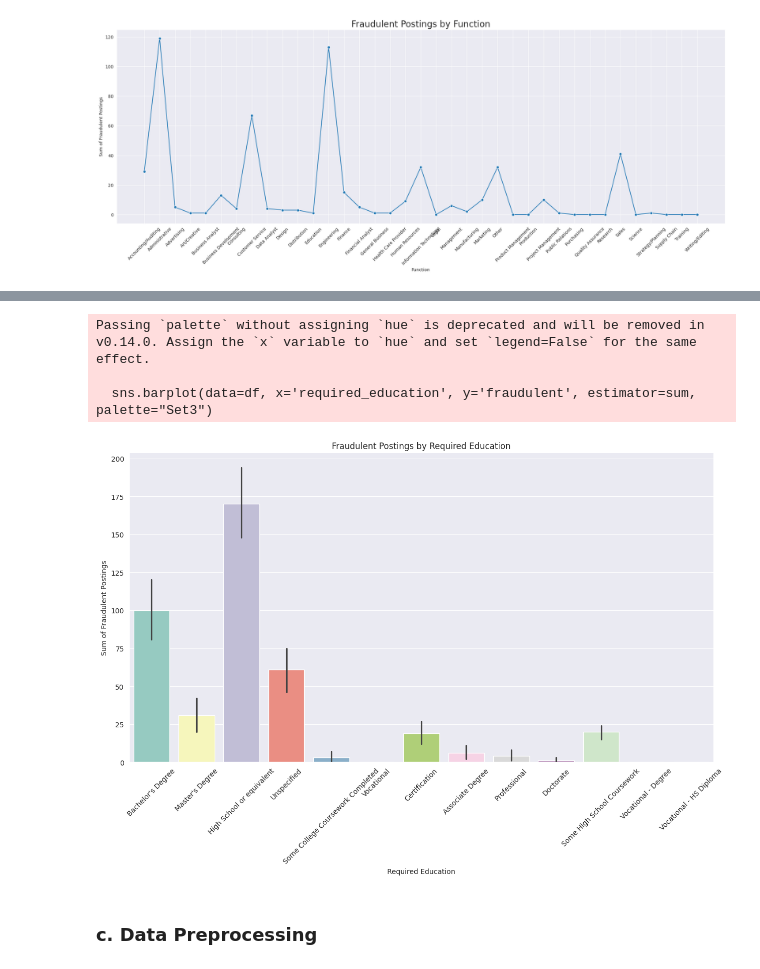
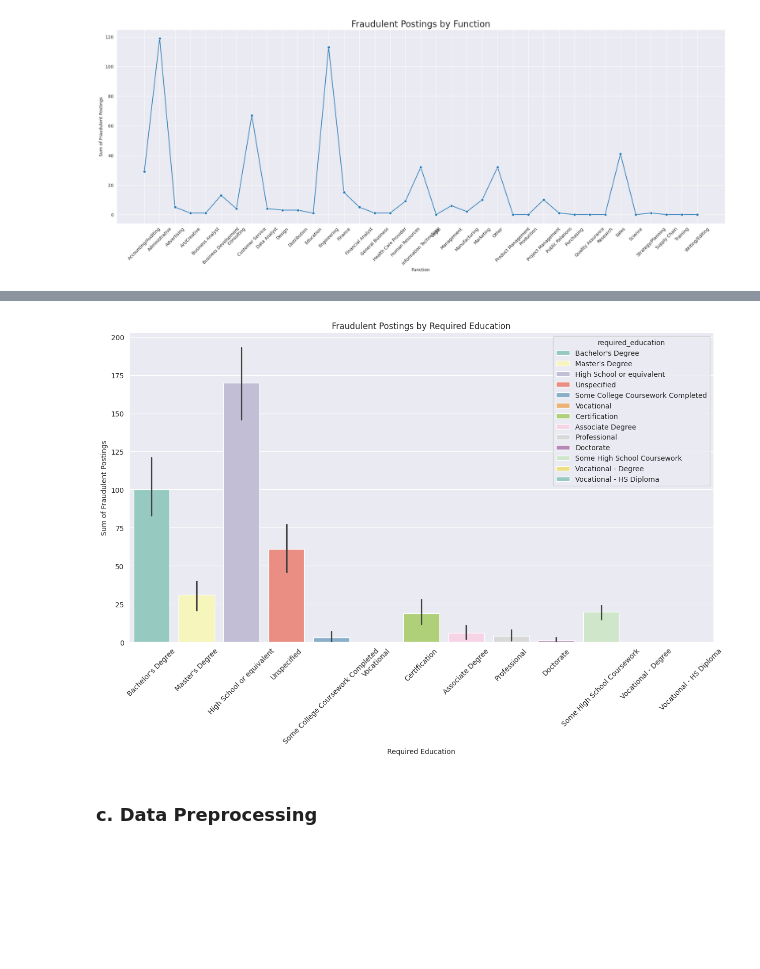
Before and after one commit to wisdom196473/Fraudulent-Job-Posting-Detection-MLOps, a Jupyter notebook: FinalProject.ipynb, the cells around one changed output, grey strips where cells are left out. Drawn from its saved outputs; the diff is of its cells as text; code cells hidden in the pictures; blank space fills up the shorter version.

```diff
--- a/FinalProject.ipynb
+++ b/FinalProject.ipynb
@@ -280,17 +270,14 @@ Passing `palette` without assigning `hue` is deprecated and will be removed in v
 # %%
 # Bar plot for required_education
 plt.figure(figsize=(15, 8))
-sns.barplot(data=df, x='required_education', y='fraudulent', estimator=sum, palette="Set3")
+sns.barplot(data=df, x='required_education', y='fraudulent', estimator=sum, hue='required_education', dodge=False, palette='Set3')
 plt.title('Fraudulent Postings by Required Education')
 plt.xlabel('Required Education')
 plt.ylabel('Sum of Fraudulent Postings')
-plt.xticks(rotation = 45)
+plt.xticks(rotation=45)
 plt.show()
 # %% [output]
-Passing `palette` without assigning `hue` is deprecated and will be removed in v0.14.0. Assign the `x` variable to `hue` and set `legend=False` for the same effect.
-
-  sns.barplot(data=df, x='required_education', y='fraudulent', estimator=sum, palette="Set3")
-[figure, old version]
+[figure, new version]
 # %% [markdown]
 ### c. Data Preprocessing
 # %%
```
Also changed, not shown: parts of 4 cells of this notebook.
